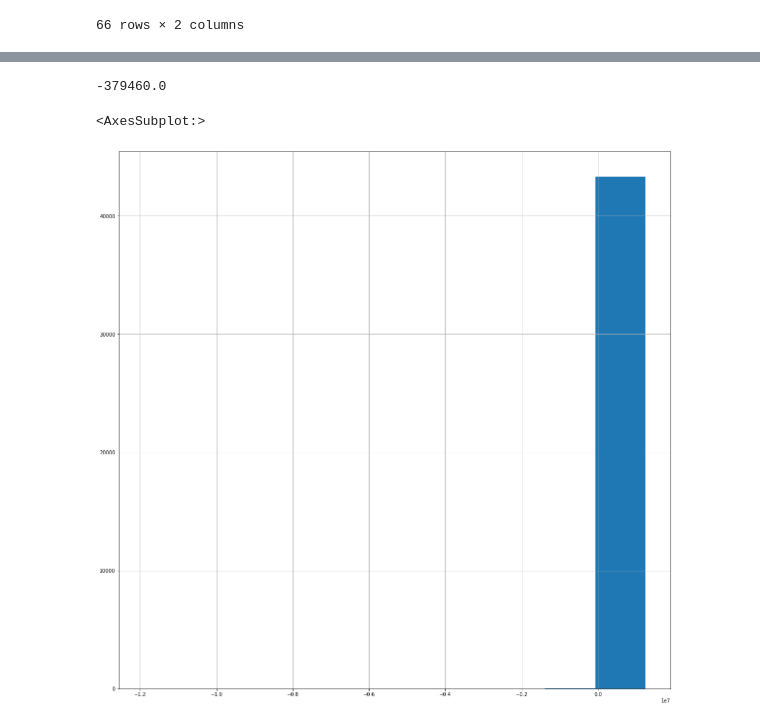
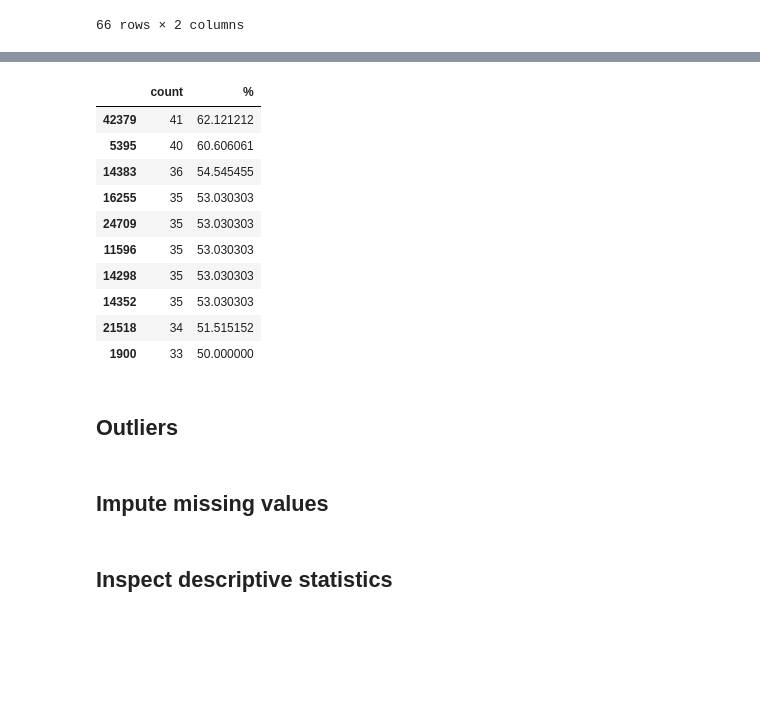
Before and after one commit to bill-fowler65/Springboard, a Jupyter notebook: Capstone Project 2/Code/polishbk.ipynb, the cells around one changed output, grey strips where cells are left out. Drawn from its saved outputs; the diff is of its cells as text; code cells hidden in the pictures; blank space fills up the shorter version.

```diff
--- a/Capstone Project 2/Code/polishbk.ipynb
+++ b/Capstone Project 2/Code/polishbk.ipynb
@@ -379,9 +246,21 @@ complete_df.loc[complete_df.X5 < -1000000]
-# %%
-complete_df.loc[31750, 'X5']
-# %% [output]
--379460.0
-# %%
-complete_df['X5'].hist(figsize=(20,20))
-# %% [output]
-<AxesSubplot:>
-[figure, removed]
+# %%
+# Inspect missing values by row
+missing = pd.concat([complete_df.isnull().sum(axis=1), 100 * complete_df.isnull().mean(axis=1)], axis=1)
+missing.columns=['count', '%']
+missing.sort_values(by='count', ascending=False).head(10)
+# %% [output]
+|  | count | % |
+| 42379 | 41 | 62.121212 |
+| 5395 | 40 | 60.606061 |
+| 14383 | 36 | 54.545455 |
+| 16255 | 35 | 53.030303 |
+| 24709 | 35 | 53.030303 |
+| 11596 | 35 | 53.030303 |
+| 14298 | 35 | 53.030303 |
+| 14352 | 35 | 53.030303 |
+| 21518 | 34 | 51.515152 |
+| 1900 | 33 | 50.000000 |
+# %% [markdown]
+## Outliers
+# %% [markdown]
+## Impute missing values
@@ -387,0 +272,2 @@ complete_df['X5'].hist(figsize=(20,20))
+# %% [markdown]
+## Inspect descriptive statistics
```
Also changed, not shown: parts of 27 cells of this notebook.
